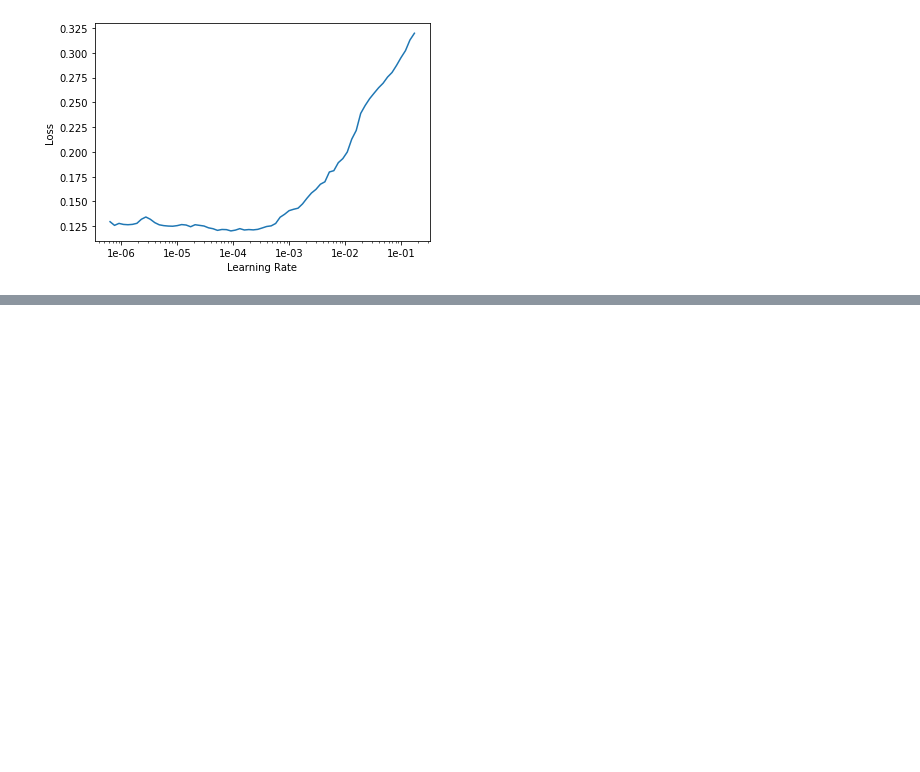
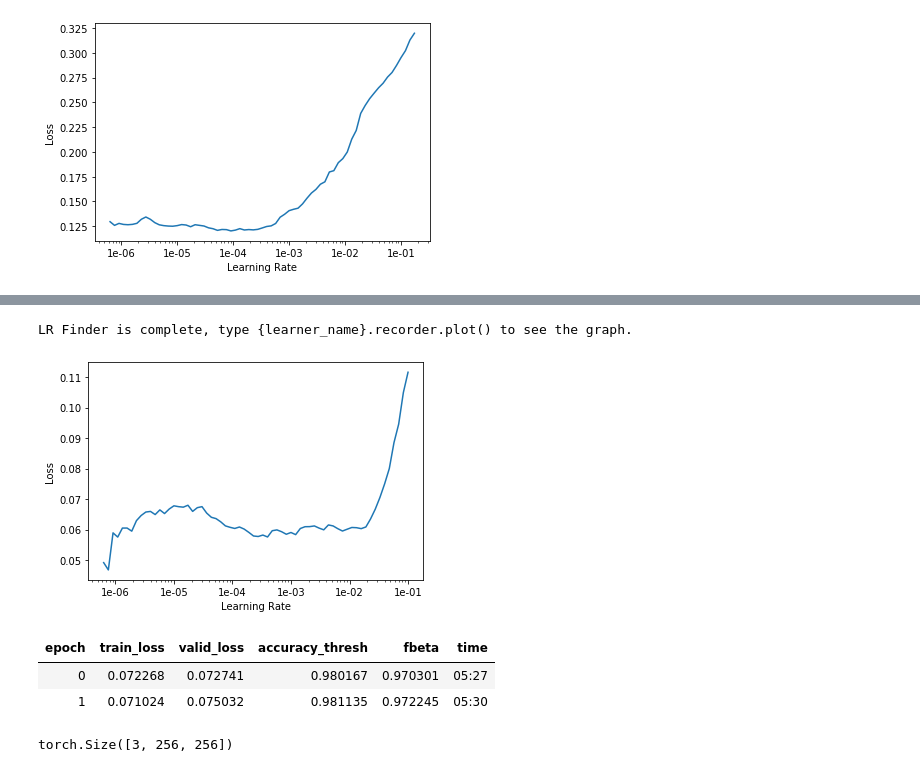
Before and after one commit to DougForrest/plaquebox-paper, a Jupyter notebook: fastai_multilabel_classification.ipynb, the cells around one changed output, grey strips where cells are left out. Cells and saved outputs as stored; diff of their text form; code cells hidden in the pictures; blank space fills up the shorter version.

```diff
--- a/fastai_multilabel_classification.ipynb
+++ b/fastai_multilabel_classification.ipynb
@@ -214,0 +223,4 @@ learn50.save('stage-2-rn50-v3')
+# %%
+learn50.lr_find()
+learn50.recorder.plot()
+# %% [output]
@@ -214,0 +228,8 @@ learn50.save('stage-2-rn50-v3')
+LR Finder is complete, type {learner_name}.recorder.plot() to see the graph.
+[figure, added]
+# %%
+learn50.fit_one_cycle(2, slice(1e-4, 1e-2))
+# %% [output]
+| epoch | train_loss | valid_loss | accuracy_thresh | fbeta | time |
+| 0 | 0.072268 | 0.072741 | 0.980167 | 0.970301 | 05:27 |
+| 1 | 0.071024 | 0.075032 | 0.981135 | 0.972245 | 05:30 |
@@ -214,0 +238,8 @@ learn50.save('stage-2-rn50-v3')
+# %%
+data_256 = (src.transform(tfms, size=256)
+        .databunch().normalize(imagenet_stats))
+
+learn50.data = data_256
+data_256.train_ds[0][0].shape
+# %% [output]
+torch.Size([3, 256, 256])
```
Also changed, not shown: parts of 15 cells of this notebook.
